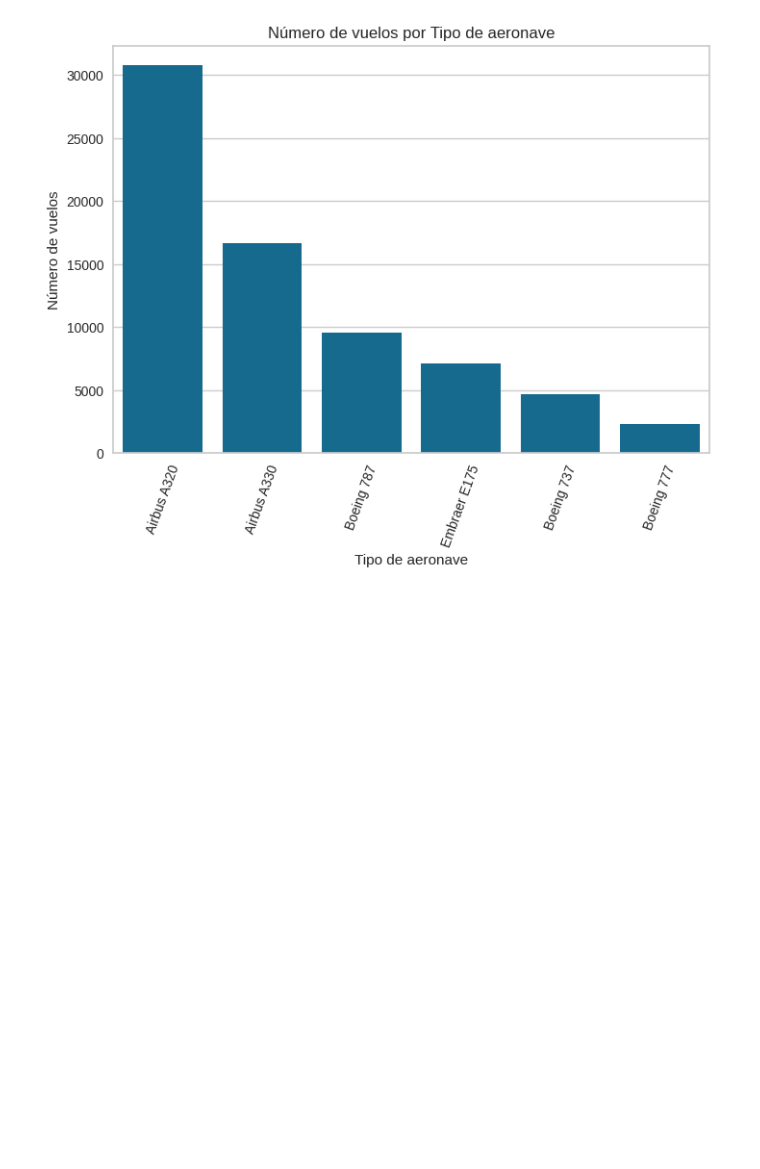
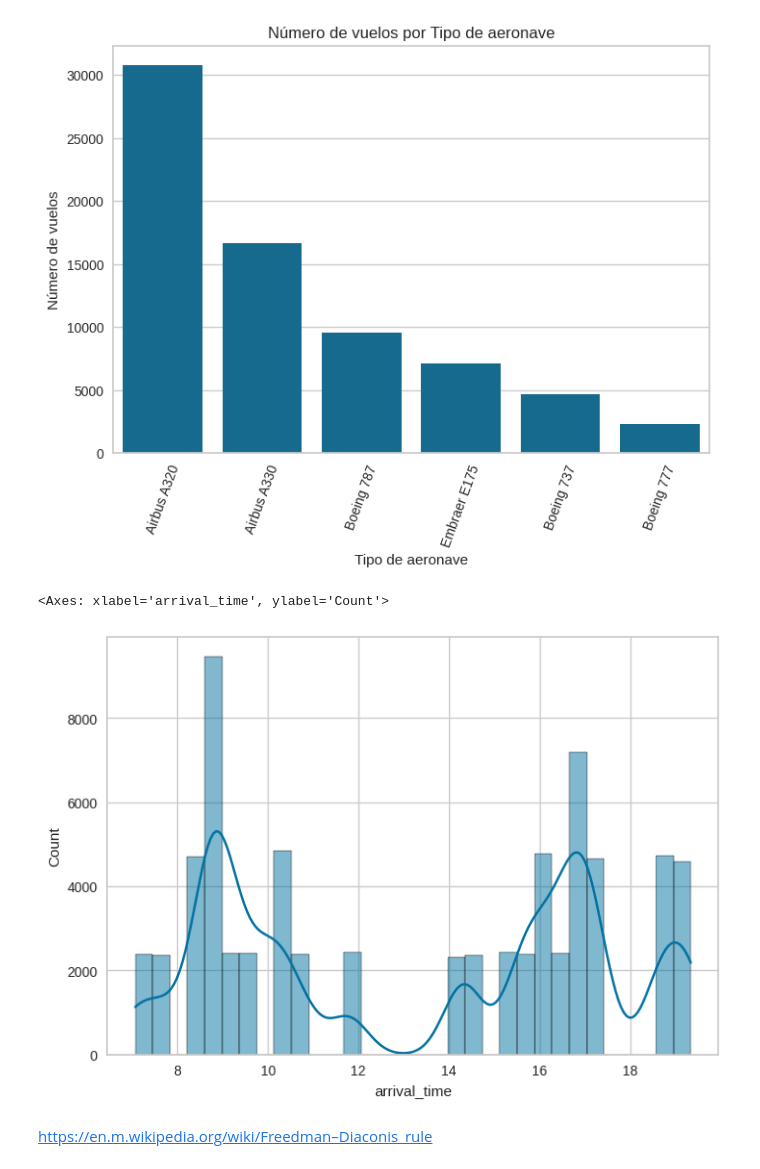
Before and after one commit to Tecindes/ClasificacionValidacion, a Jupyter notebook: IAAumentada.ipynb, the cells around one changed output. Cells and saved outputs as stored; diff of their text form; code cells hidden in the pictures; blank space fills up the shorter version.

```diff
--- a/IAAumentada.ipynb
+++ b/IAAumentada.ipynb
@@ -183,3 +183,10 @@ plt.ylabel('Número de vuelos')
 plt.show()
 # %% [output]
 [figure]
+# %%
+sns.histplot(data=datos, x='arrival_time',kde=True)
+# %% [output]
+<Axes: xlabel='arrival_time', ylabel='Count'>
+[figure, added]
+# %% [markdown]
+https://en.m.wikipedia.org/wiki/Freedman–Diaconis_rule
```
Also changed, not shown: parts of 5 cells of this notebook.
